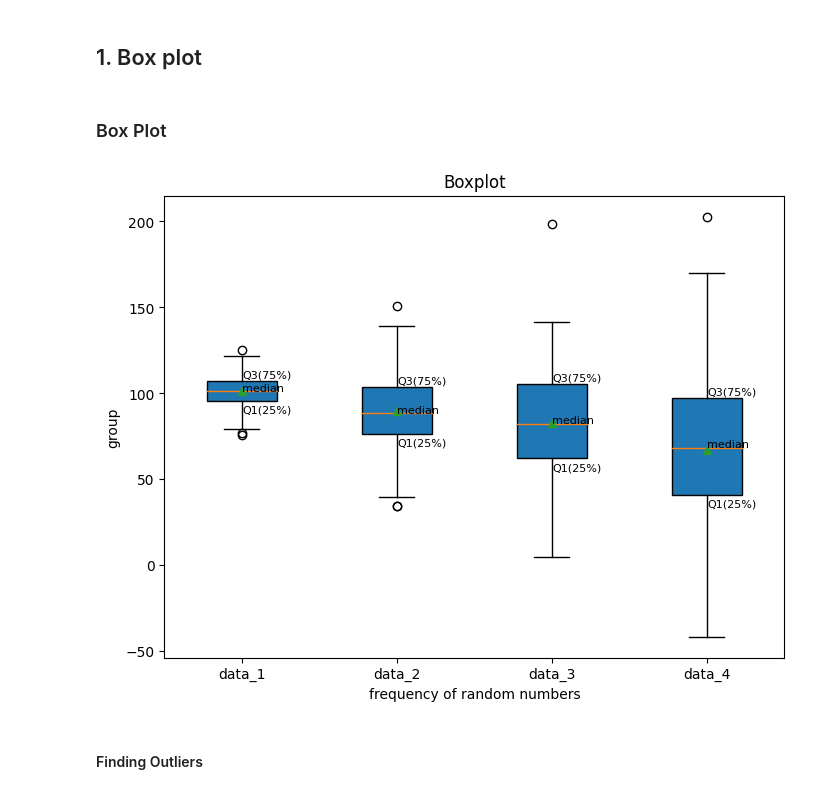
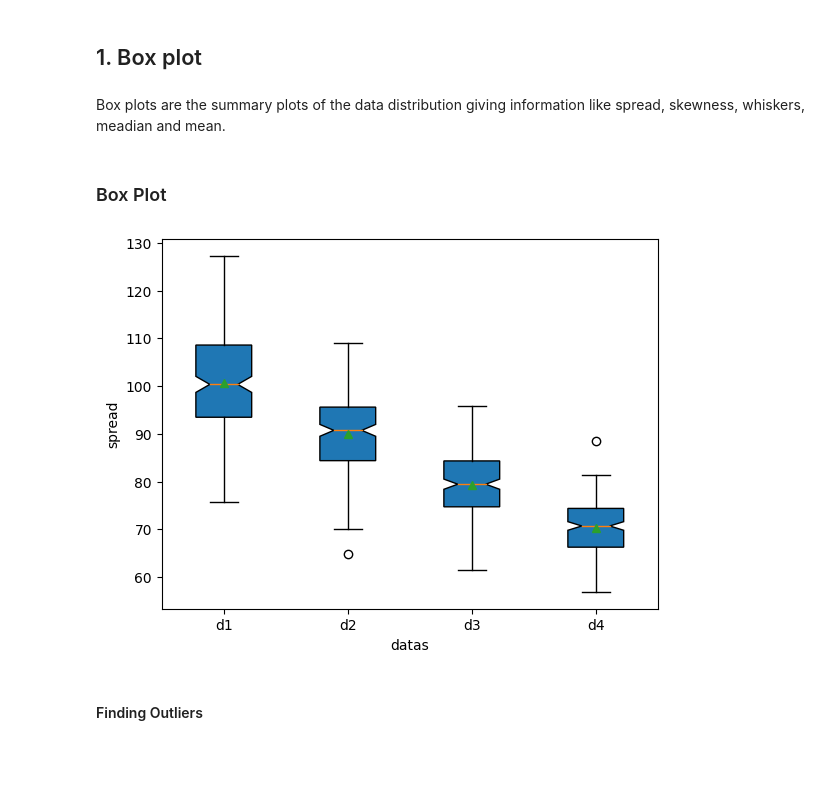
Before and after one commit to kruthi-sb/Data_science, a Jupyter notebook: LAB/expt2_matplotlib.ipynb, the cells around one changed output. Saved outputs shown, nothing was run; the diff lists cells and outputs as text; code cells hidden in the pictures; blank space fills up the shorter version.

```diff
--- a/LAB/expt2_matplotlib.ipynb
+++ b/LAB/expt2_matplotlib.ipynb
@@ -6,5 +6,7 @@
 4. Plot the Heat Map.
 # %% [markdown]
 ## 1. Box plot
+# %% [markdown]
+Box plots are the summary plots of the data distribution giving information like spread, skewness, whiskers, meadian and mean.
 # %% [markdown]
 ### Box Plot
@@ -17,7 +22,7 @@ import pandas as pd
 # Creating dataset
 # The np.random.seed(1) function is a useful tool for debugging
 # and for ensuring that your code produces the same results each time it is run.
-np.random.seed(1)
+#np.random.seed(1.0)
 
 data_1 = np.random.normal(loc= 100, scale = 10, size =200) # mean, std, size
 data_2 = np.random.normal(90, 20, 200)
@@ -27,11 +32,13 @@ data = [data_1, data_2, data_3, data_4]
 
 # boxplot
 plt.figure(figsize = (8,6))
-plt.boxplot(data, labels=['data_1', 'data_2', 'data_3','data_4'], showmeans=True, patch_artist=True, vert=True)
-xlabel = plt.xlabel('frequency of random numbers')
+plt.boxplot(data, labels=['data_1', 'data_2', 'data_3','data_4'],
+            showmeans=True,
+            patch_artist=True,
+            vert=True)
+xlabel = plt.xlabel('random numbers')
 ylabel = plt.ylabel('group')
 title = plt.title('Boxplot')
-
 
 
 # Inserting text - showing quartiles
@@ -43,11 +50,24 @@ for i in range(0,4):
   median = pd.DataFrame(data[i]).median()
   plt.text(i+1, median, s = "median", fontsize = 8)
 
-
 # show plot
 plt.show()
-# %% [output]
-[figure, removed]
+# %%
+# replication
+
+np.random.seed = 42
+data1 = np.random.normal(loc = 100, scale = 10, size =200)
+data2 = np.random.normal(90,8,200)
+data3 = np.random.normal(80,7,200)
+data4 = np.random.normal(70,6,200)
+data = [data1,data2,data3,data4]
+plt.boxplot(data, labels = ['d1','d2','d3','d4'],
+            vert = True, showmeans = True, patch_artist=True, notch=True)
+plt.xlabel("datas")
+plt.ylabel("spread")
+plt.show()
+# %% [output]
+[figure, added]
 # %% [markdown]
 #### Finding Outliers
 # %%
```
Also changed, not shown: parts of 11 cells of this notebook.
